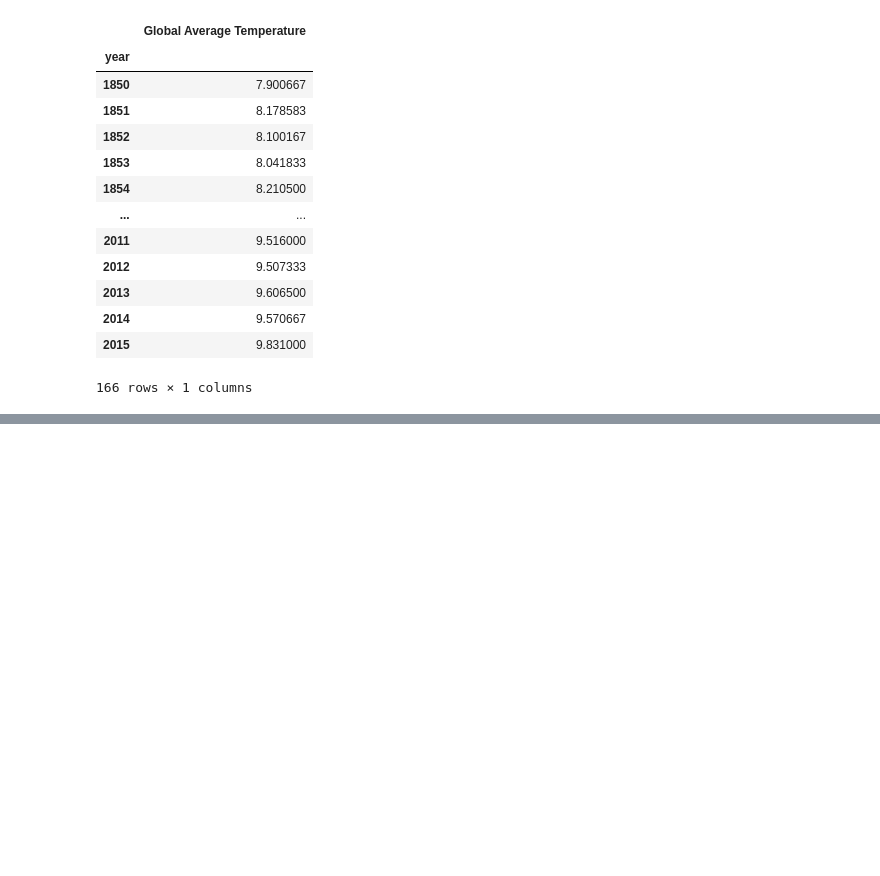
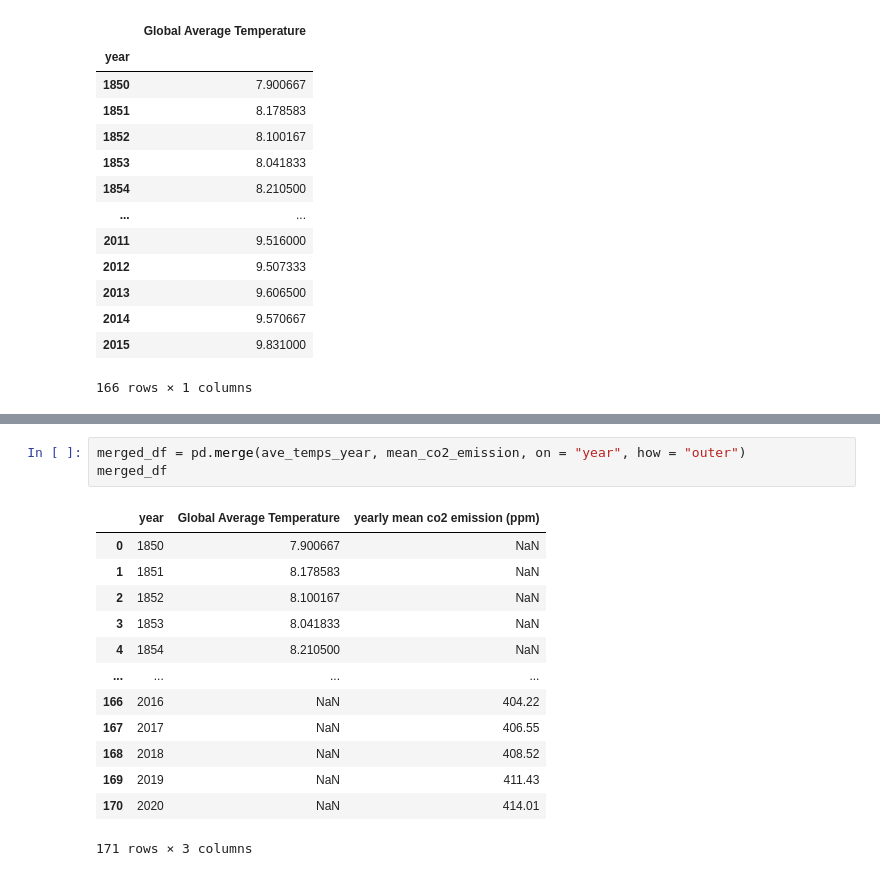
Before and after one commit to Heesu-H/project_1, a Jupyter notebook: global_ave_temperatures_heesu.ipynb, the cells around one changed output, grey strips where cells are left out. Saved outputs shown, nothing was run; the diff lists cells and outputs as text; blank space fills up the shorter version.

```diff
--- a/global_ave_temperatures_heesu.ipynb
+++ b/global_ave_temperatures_heesu.ipynb
@@ -133,0 +163,17 @@ NameError: name 'year' is not defined
+# %%
+merged_df = pd.merge(ave_temps_year, mean_co2_emission, on = "year", how = "outer")
+merged_df
+# %% [output]
+|  | year | Global Average Temperature | yearly mean co2 emission (ppm) |
+| 0 | 1850 | 7.900667 | NaN |
+| 1 | 1851 | 8.178583 | NaN |
+| 2 | 1852 | 8.100167 | NaN |
+| 3 | 1853 | 8.041833 | NaN |
+| 4 | 1854 | 8.210500 | NaN |
+| ... | ... | ... | ... |
+| 166 | 2016 | NaN | 404.22 |
+| 167 | 2017 | NaN | 406.55 |
+| 168 | 2018 | NaN | 408.52 |
+| 169 | 2019 | NaN | 411.43 |
+| 170 | 2020 | NaN | 414.01 |
+171 rows × 3 columns
```
Also changed, not shown: parts of 8 cells of this notebook.
